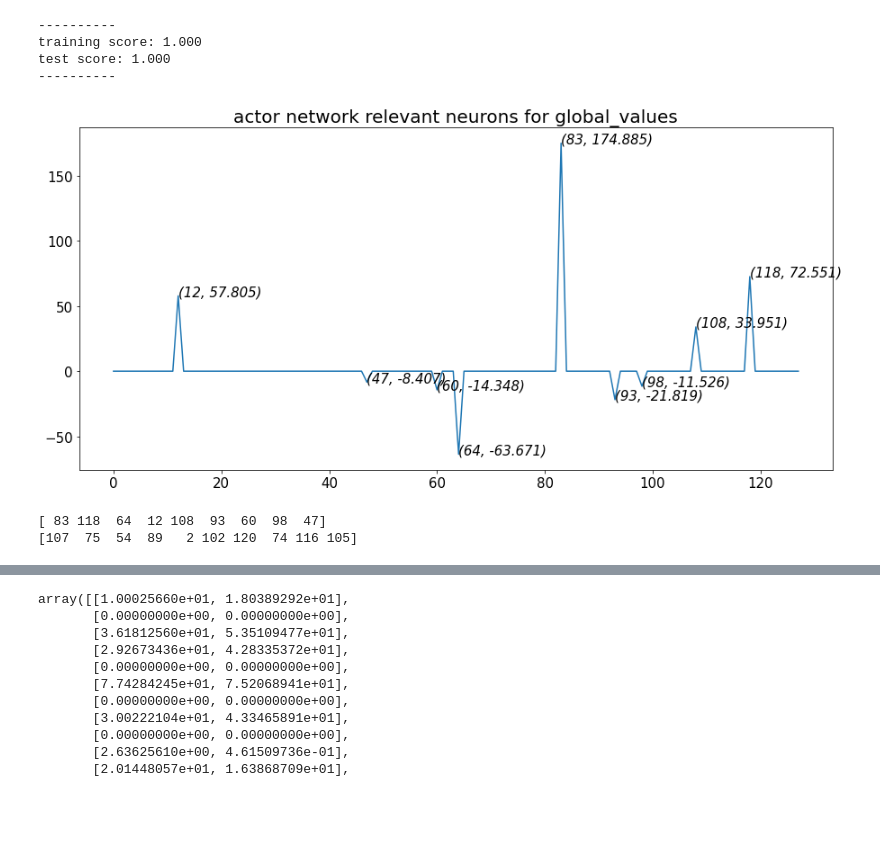
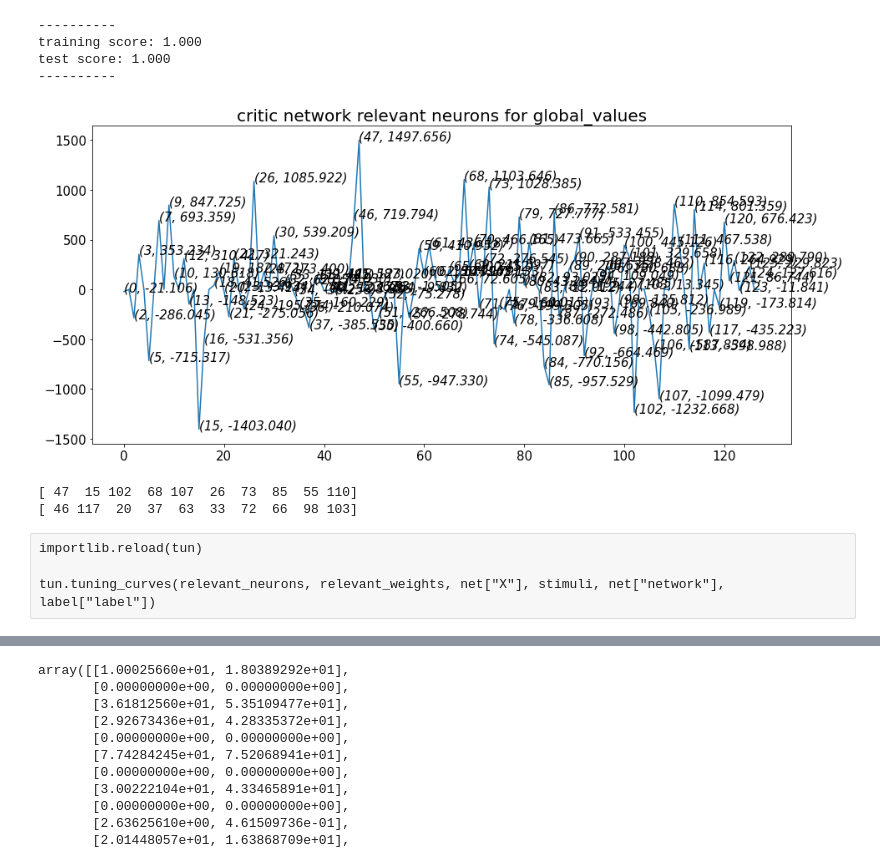
Before and after one commit to MartiniMarittimo/Relevant_neurons_analysis, a Jupyter notebook: relevant_neurons_analysis.ipynb, the cells around one changed output, grey strips where cells are left out. Saved outputs shown, nothing was run; the diff lists cells and outputs as text; code cells hidden in the pictures; blank space fills up the shorter version.

```diff
--- a/relevant_neurons_analysis.ipynb
+++ b/relevant_neurons_analysis.ipynb
@@ -37,6 +56,7 @@ ufn.special_dataset_gen(trials)
 # %%
-size = "big"
+#size = "big"
 #size = "small"
+size = "special"
 
 with open('special_dataset.json', 'r') as json_file:
     data = json.load(json_file)
@@ -51,8 +71,8 @@ global_values = np.array(data["global_values"])
 stimuli = np.array(data["stimuli"])
 #timeav_values = np.array(data["timeav_values"])
 # %%
-net = {"X" : frates_actor, "network" : "actor"}
-#net = {"X" : frates_critic, "network" : "critic"}
+#net = {"X" : frates_actor, "network" : "actor"}
+net = {"X" : frates_critic, "network" : "critic"}
 
 #label = {"Y" : final_actions, "label" : "actions"}
 #label = {"Y" : right_values, "label" : "right_values"}
@@ -88,14 +145,14 @@ clf.regularization_intensity(X=net["X"], Y=label["Y"], model=model["model"], par
 # %%
 importlib.reload(clf)
 
-clf.rel_neurons(X=net["X"], Y=label["Y"], model=model["model"], C=1e-2,\
+clf.rel_neurons(X=net["X"], Y=label["Y"], model=model["model"], C=0,\
                network=net["network"], label=label["label"], noise_mag=0, size=size)
 # %% [output]
 ----------
 training score: 1.000
 test score: 1.000
 ----------
-[figure, old version]
+[figure, new version]
 # %%
 if net["network"] == "actor":
     with open("clf_data_"+size+"/"+label["label"]+"/relevant_neurons_actor.json", 'r') as json_file:
@@ -113,5 +170,9 @@ print(relevant_neurons)
 print(random_neurons)
 #print(random_weights)
 # %% [output]
-[ 83 118  64  12 108  93  60  98  47]
-[107  75  54  89   2 102 120  74 116 105]
+[ 47  15 102  68 107  26  73  85  55 110]
+[ 46 117  20  37  63  33  72  66  98 103]
+# %% [raw]
+importlib.reload(tun)
+
+tun.tuning_curves(relevant_neurons, relevant_weights, net["X"], stimuli, net["network"], label["label"])
```
Also changed, not shown: parts of 17 cells of this notebook, 2 other files.
